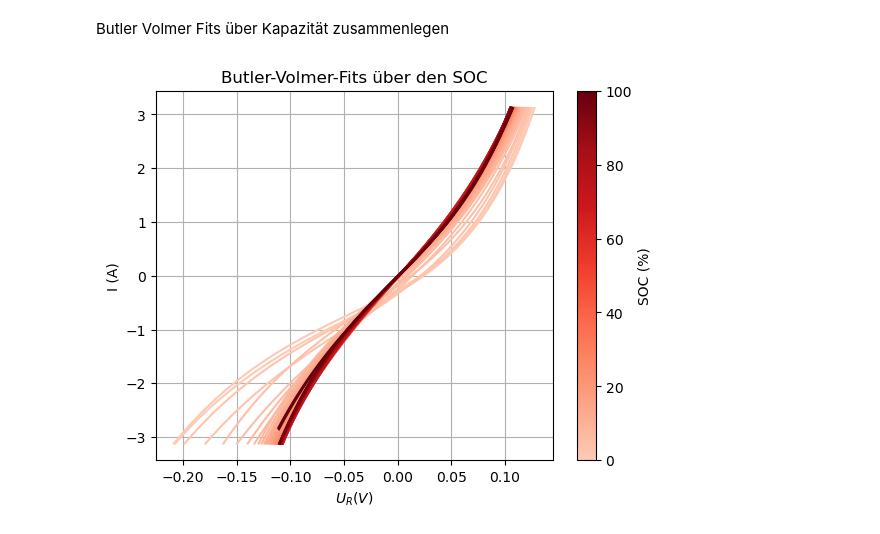
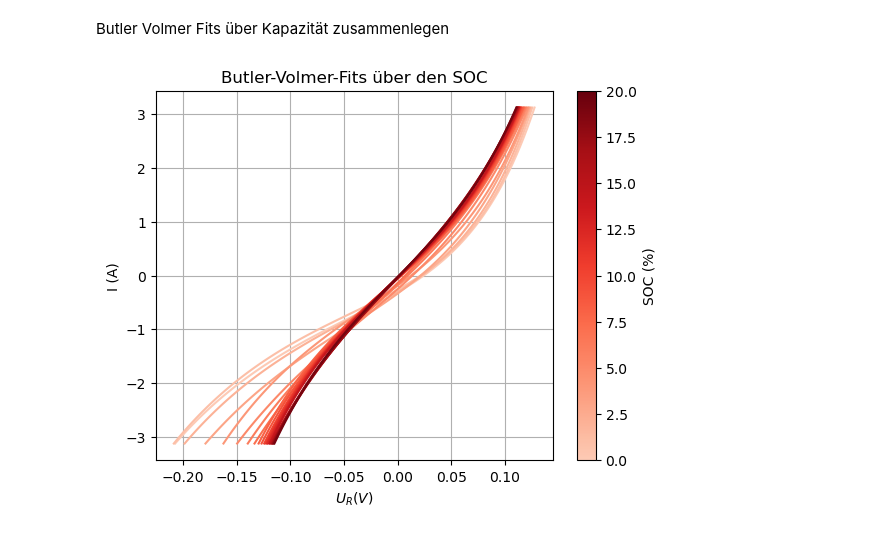
Before and after one commit to dieterduese/Projekt_Entropie, a Jupyter notebook: ButlerVolmer_erstellen.ipynb, the cells around one changed output. Drawn from its saved outputs; the diff is of its cells as text; code cells hidden in the pictures.

```diff
--- a/ButlerVolmer_erstellen.ipynb
+++ b/ButlerVolmer_erstellen.ipynb
@@ -978,37 +978,47 @@ import matplotlib.cm as cm
 import matplotlib.colors as mcolors
 
 # Kapazitäten von str in float umwandeln und max kapazität bestimmen
 cap_float = [float(k) for k in butler_plot["Kapazität"].keys()]
 maxcap = max(cap_float)
 
+#---------------------------------------
+#SOC obere Grenze einstellen
+soc_grenze=20
+#---------------------------------------
+
 # Colormap vorbereiten - aber NUR einen kräftigeren Teil nehmen
+color_counter=0
+for i in(butler_plot["Kapazität"].keys()):
+    if (float(i) / maxcap) * 100 <= soc_grenze:
+        color_counter+=1
+
 cmap_full = cm.Reds
 cmap = mcolors.LinearSegmentedColormap.from_list(
-    'my_reds', cmap_full(np.linspace(0.2, 1.0, 256))
-)
+    'my_reds', cmap_full(np.linspace(0.2, 1.0, color_counter)))
 
-norm = mcolors.Normalize(vmin=0, vmax=100)  # SoC von 0% bis 100%
+
+norm = mcolors.Normalize(vmin=0, vmax=soc_grenze)  # SoC von 0% bis grenze
 
 fig, ax = plt.subplots()
-
 for i in butler_plot["Kapazität"].keys():
     soc = (float(i) / maxcap) * 100  # SOC in %
-    color = cmap(norm(soc))  # Hole die Farbe aus der modifizierten Colormap
-    ax.plot(butler_plot["Kapazität"][i][:, 0], butler_plot["Kapazität"][i][:, 1],
+    if soc<=soc_grenze:
+        color = cmap(norm(soc))  # Hole die Farbe aus der modifizierten Colormap
+        ax.plot(butler_plot["Kapazität"][i][:, 0], butler_plot["Kapazität"][i][:, 1],
             label=f"SOC={soc:.1f}%", color=color)
 
 # Achsenbeschriftungen usw.
 ax.set_ylabel("I (A)")
 ax.set_xlabel("$U_{R}(V)$")
 ax.grid()
 ax.set_title("Butler-Volmer-Fits über den SOC")
 
 # Colorbar hinzufügen
 sm = cm.ScalarMappable(cmap=cmap, norm=norm)
 sm.set_array([])
 cbar = fig.colorbar(sm, ax=ax)
 cbar.set_label('SOC (%)')
 
 plt.show()
 # %% [output]
-[figure, old version]
+[figure, new version]
```
Also changed, not shown: parts of 3 cells of this notebook.
